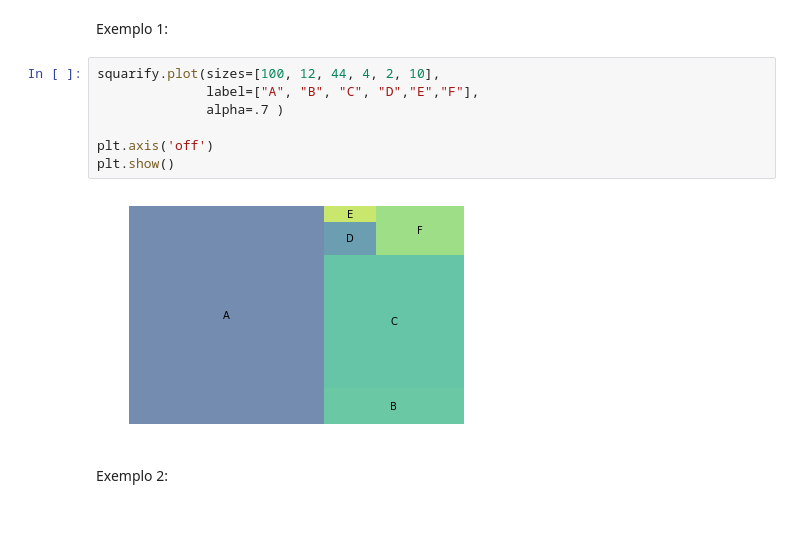
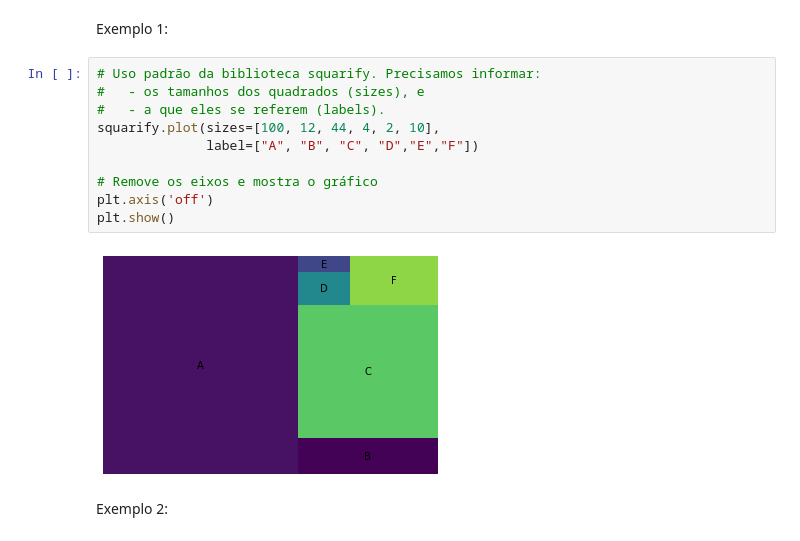
Before and after one commit to danielscarvalho/Insper-DS-Dicas, a Jupyter notebook: Dica-001.ipynb, the cells around one changed output. Drawn from its saved outputs; the diff is of its cells as text.

```diff
--- a/Dica-001.ipynb
+++ b/Dica-001.ipynb
@@ -32,14 +28,17 @@ import squarify
 # %% [markdown]
 Exemplo 1:
 # %%
+# Uso padrão da biblioteca squarify. Precisamos informar:
+#   - os tamanhos dos quadrados (sizes), e
+#   - a que eles se referem (labels).
 squarify.plot(sizes=[100, 12, 44, 4, 2, 10],
-              label=["A", "B", "C", "D","E","F"],
-              alpha=.7 )
+              label=["A", "B", "C", "D","E","F"])
 
+# Remove os eixos e mostra o gráfico
 plt.axis('off')
 plt.show()
 # %% [output]
-[figure, old version]
+[figure, new version]
 # %% [markdown]
 Exemplo 2:
 # %%
```
Also changed, not shown: parts of 14 cells of this notebook.
